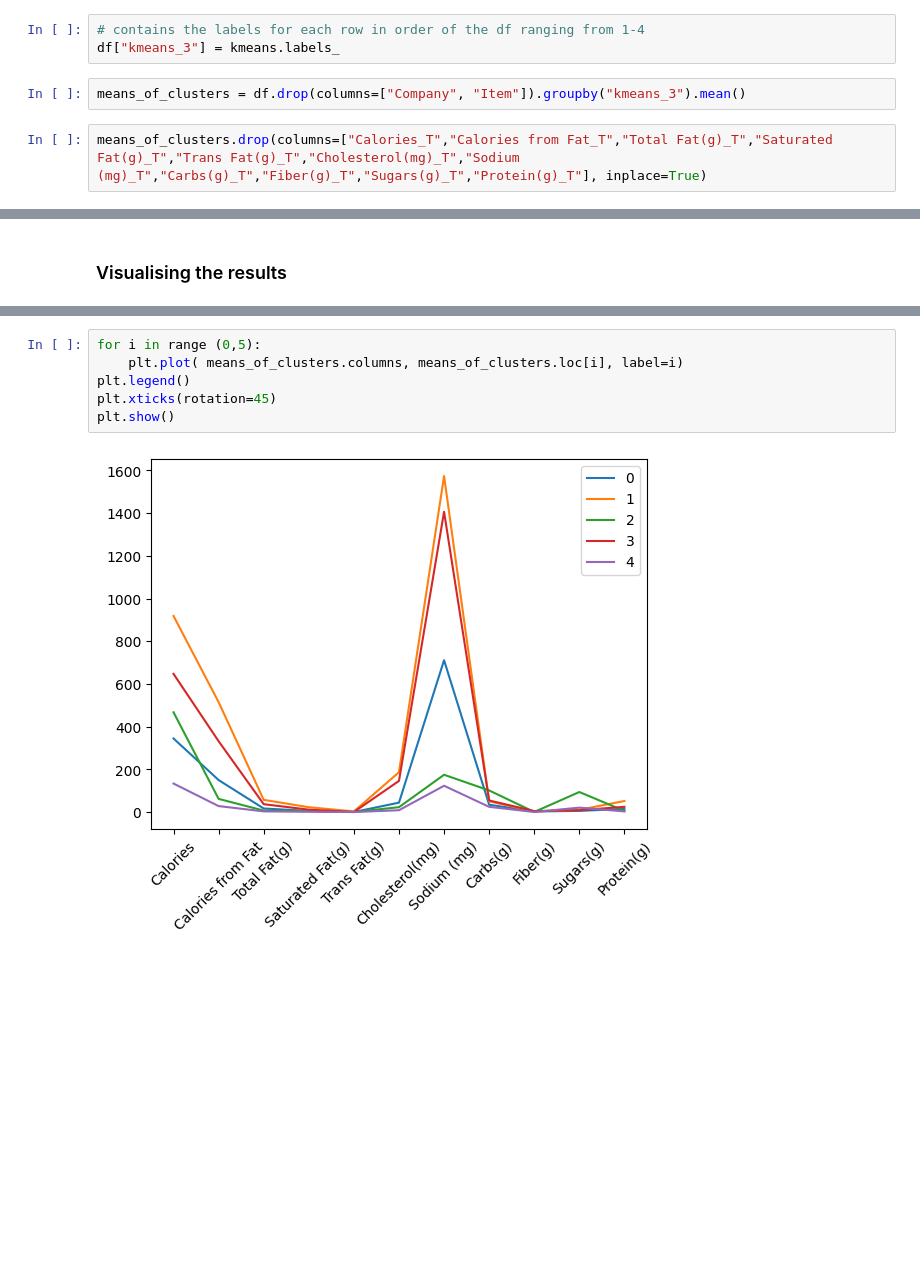
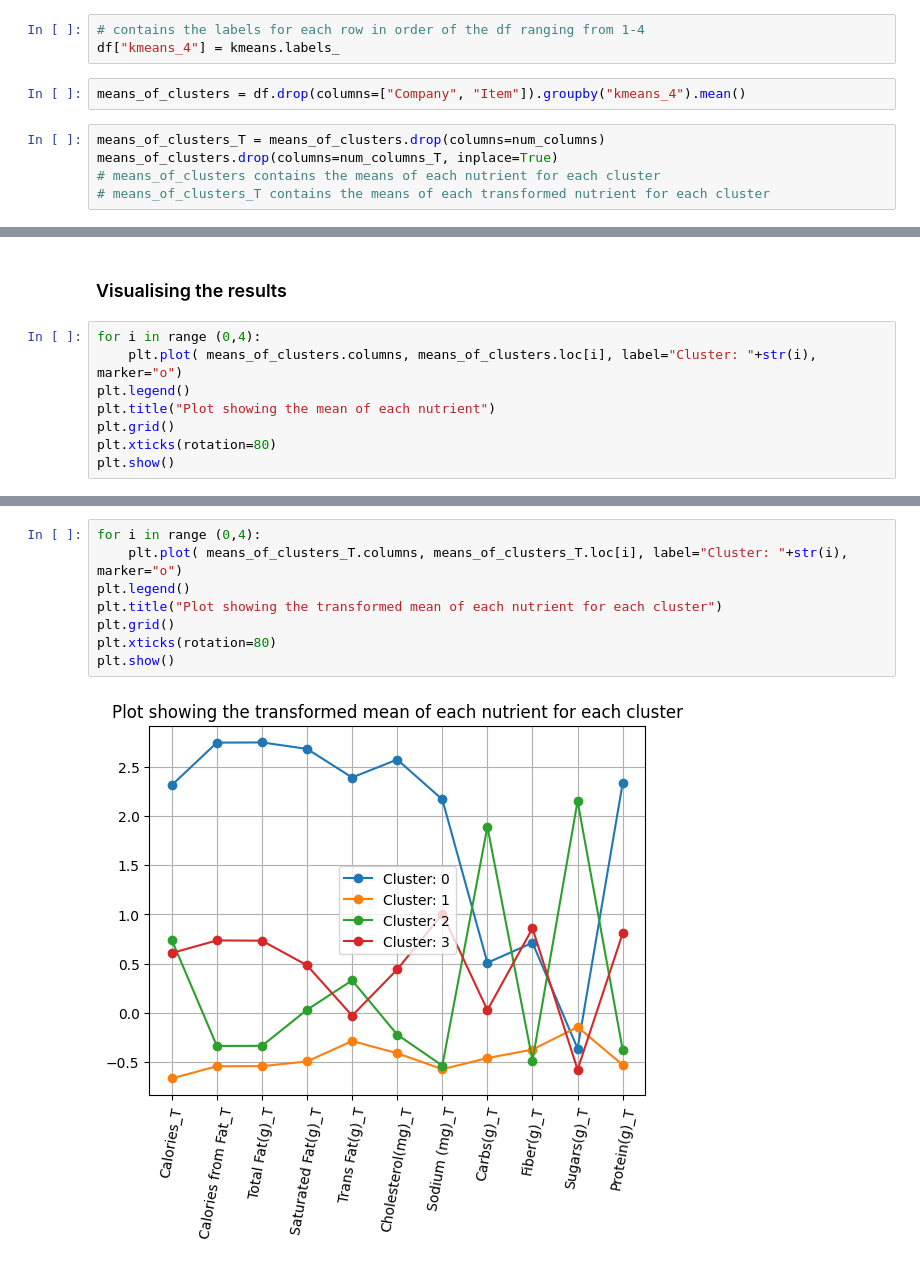
Before and after one commit to Sourov786/Fast_Food_Analysis, a Jupyter notebook: Fast_Food_Analysis.ipynb, the cells around one changed output, grey strips where cells are left out. Drawn from its saved outputs; the diff is of its cells as text; blank space fills up the shorter version.

```diff
--- a/Fast_Food_Analysis.ipynb
+++ b/Fast_Food_Analysis.ipynb
@@ -270,10 +318,13 @@ KMeans(n_clusters=5)
 # %%
 # contains the labels for each row in order of the df ranging from 1-4
-df["kmeans_3"] = kmeans.labels_
+df["kmeans_4"] = kmeans.labels_
 # %%
-means_of_clusters = df.drop(columns=["Company", "Item"]).groupby("kmeans_3").mean()
+means_of_clusters = df.drop(columns=["Company", "Item"]).groupby("kmeans_4").mean()
 # %%
-means_of_clusters.drop(columns=["Calories_T","Calories from Fat_T","Total Fat(g)_T","Saturated Fat(g)_T","Trans Fat(g)_T","Cholesterol(mg)_T","Sodium (mg)_T","Carbs(g)_T","Fiber(g)_T","Sugars(g)_T","Protein(g)_T"], inplace=True)
+means_of_clusters_T = means_of_clusters.drop(columns=num_columns)
+means_of_clusters.drop(columns=num_columns_T, inplace=True)
+# means_of_clusters contains the means of each nutrient for each cluster
+# means_of_clusters_T contains the means of each transformed nutrient for each cluster
 # %%
 means_of_clusters
 # %% [output]
@@ -287,2 +347,10 @@ means_of_clusters
 # %% [markdown]
 ### Visualising the results
+# %%
+for i in range (0,4):
+    plt.plot( means_of_clusters.columns, means_of_clusters.loc[i], label="Cluster: "+str(i), marker="o")
+plt.legend()
+plt.title("Plot showing the mean of each nutrient")
+plt.grid()
+plt.xticks(rotation=80)
+plt.show()
@@ -289,8 +359,10 @@ means_of_clusters
 # %%
-for i in range (0,5):
-    plt.plot( means_of_clusters.columns, means_of_clusters.loc[i], label=i)
+for i in range (0,4):
+    plt.plot( means_of_clusters_T.columns, means_of_clusters_T.loc[i], label="Cluster: "+str(i), marker="o")
 plt.legend()
-plt.xticks(rotation=45)
+plt.title("Plot showing the transformed mean of each nutrient for each cluster")
+plt.grid()
+plt.xticks(rotation=80)
 plt.show()
 # %% [output]
-[figure, old version]
+[figure, new version]
```
Also changed, not shown: parts of 29 cells of this notebook.
